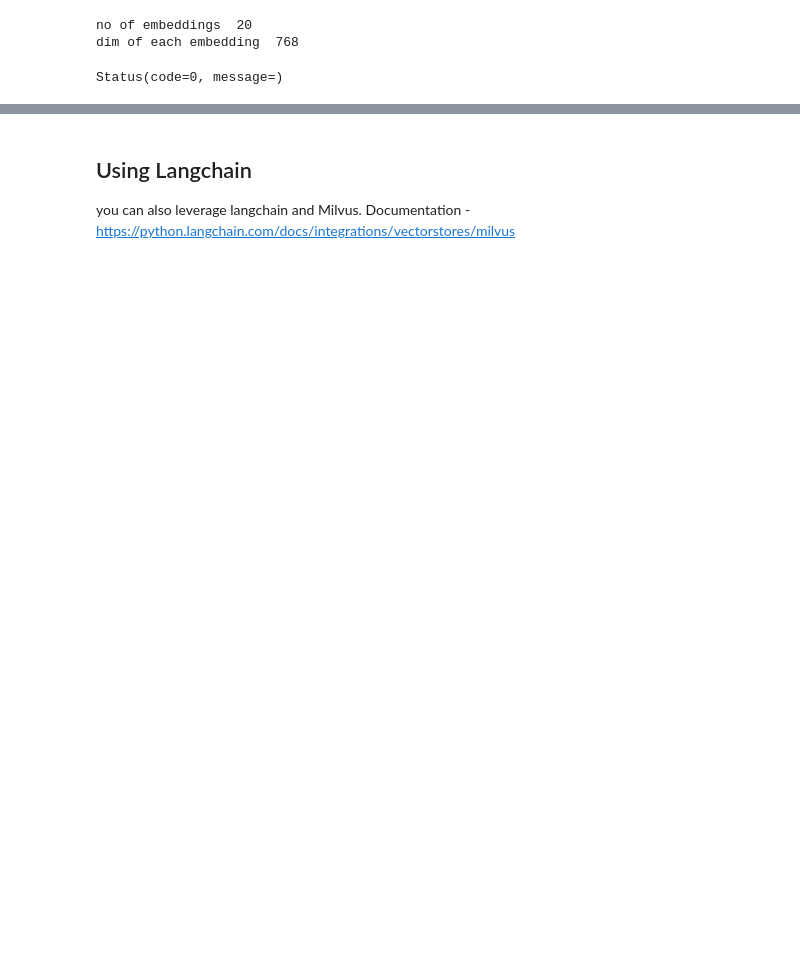
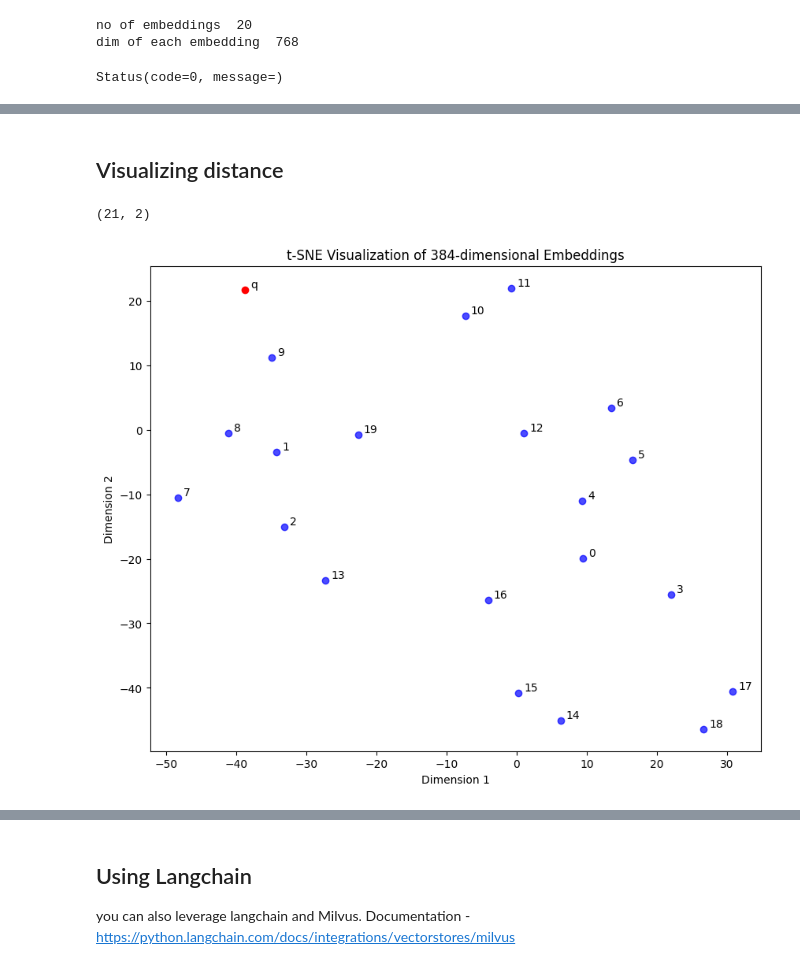
Before and after one commit to pavaris-pm/gen_ai_incubation_watsonx_th, a Jupyter notebook: TH/lab 6b - Building Question-Answering with watsonx.ai and Streamlit with Retrieval Augmented Generation (Milvus)/TH/using-Milvus-vector-db.ipynb, the cells around one changed output, grey strips where cells are left out. Drawn from its saved outputs; the diff is of its cells as text; code cells hidden in the pictures; blank space fills up the shorter version.

Commit message:
feature: add distance feature

```diff
--- a/TH/lab 6b - Building Question-Answering with watsonx.ai and Streamlit with Retrieval Augmented Generation (Milvus)/TH/using-Milvus-vector-db.ipynb
+++ b/TH/lab 6b - Building Question-Answering with watsonx.ai and Streamlit with Retrieval Augmented Generation (Milvus)/TH/using-Milvus-vector-db.ipynb
@@ -126,3 +132,5 @@ doc 2:
 # %%
 ## drop the collection, everything is lost.
 utility.drop_collection("leave_policy_th")
+# %% [markdown]
+## Visualizing distance
@@ -128,0 +177,13 @@ utility.drop_collection("leave_policy_th")
+# %%
+# Create a t-SNE model
+tsne = TSNE(n_components=2, perplexity=5, random_state=42)
+embeddings_with_question = np.vstack([model.encode(texts), query_encode])
+embeddings_2d = tsne.fit_transform(embeddings_with_question)
+# %%
+embeddings_2d.shape
+# %% [output]
+(21, 2)
+# %%
+visualize_embeddings(embeddings_2d=embeddings_2d, question=True)
+# %% [output]
+[figure, added]
```
Also changed, not shown: parts of 5 cells of this notebook.
